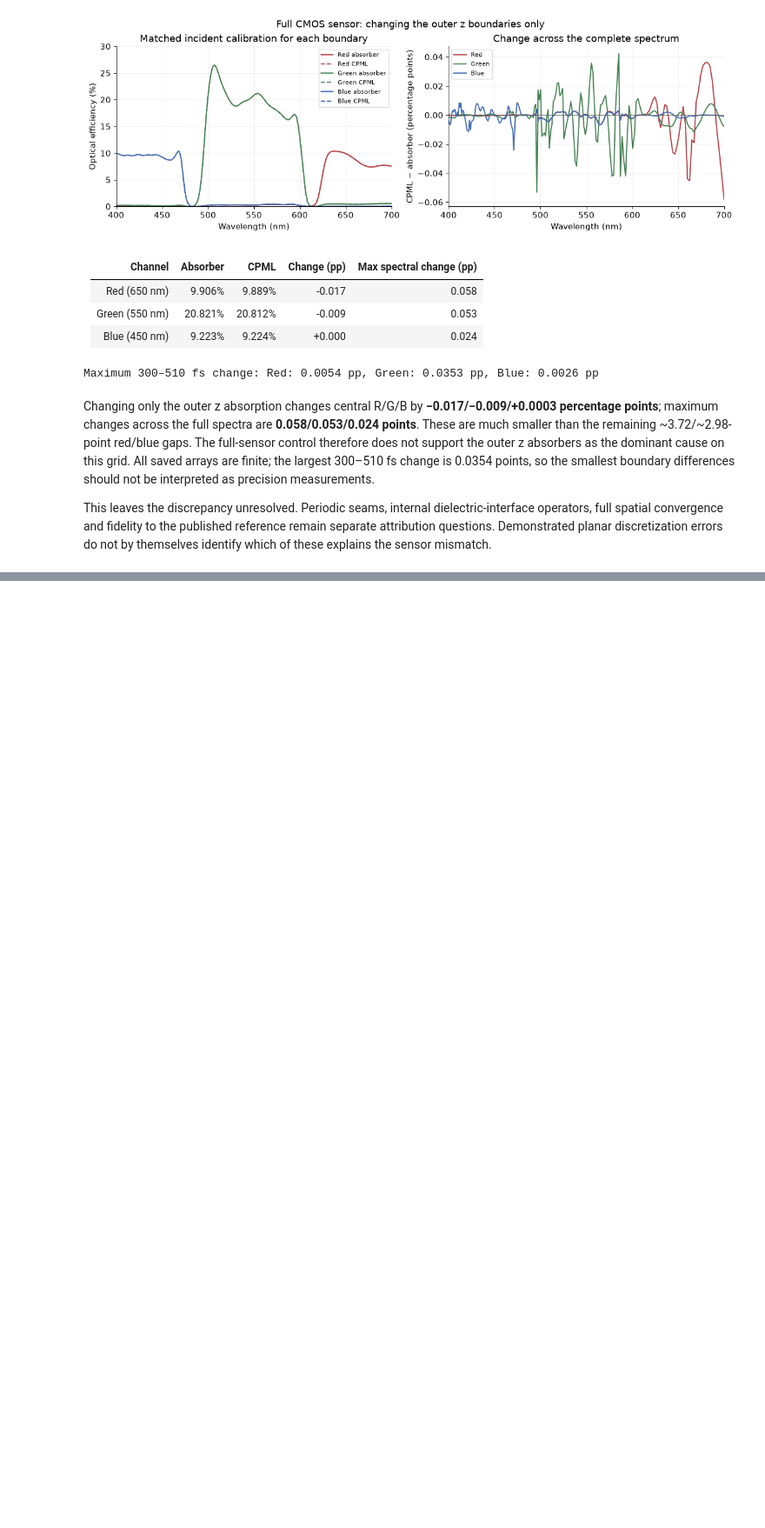
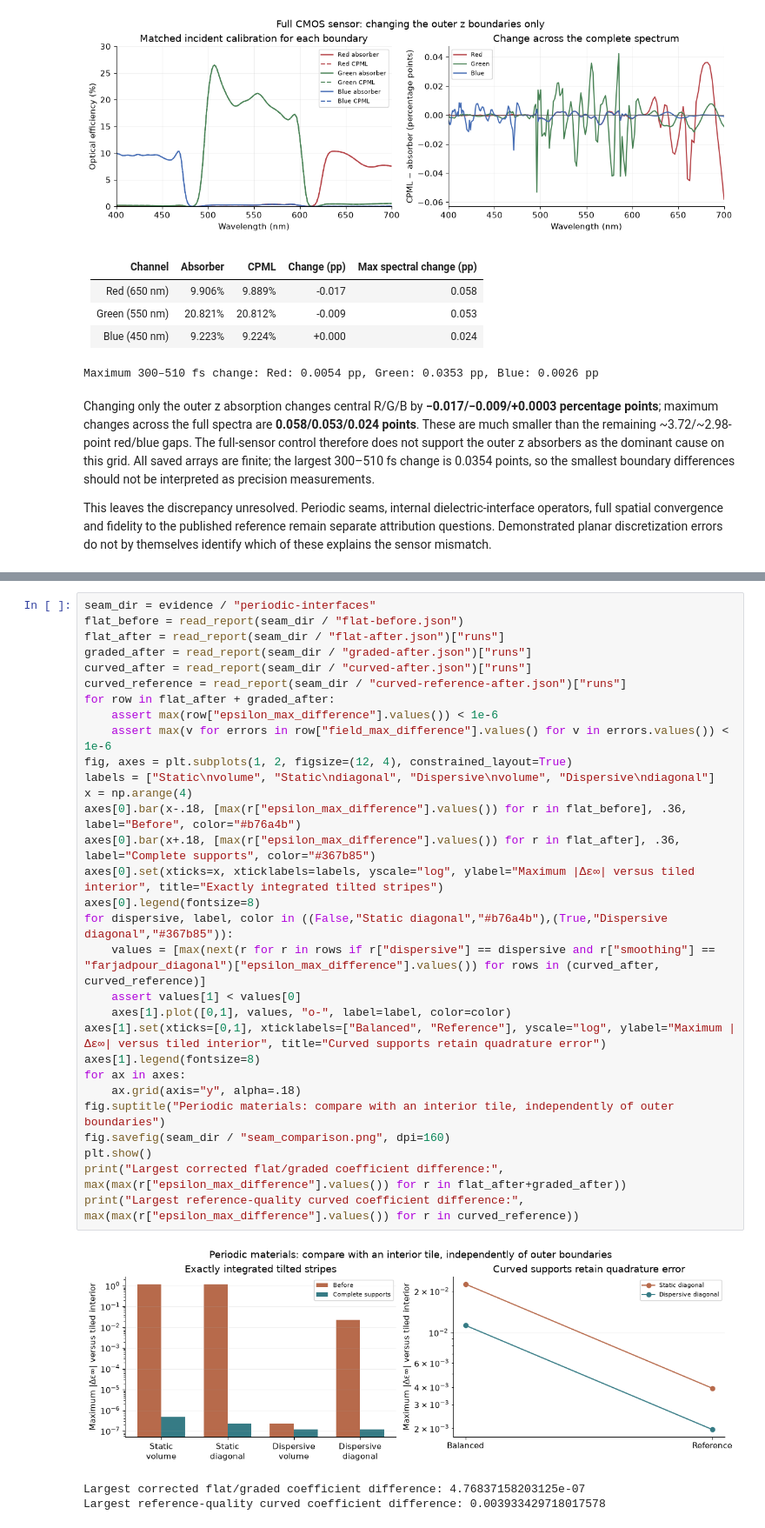
Before and after one commit to cdaunt/beamz, a Jupyter notebook: examples/notebooks/cmos_cause_isolation.ipynb, the cells around one changed output, grey strips where cells are left out. Shown at 87% size. Drawn from its saved outputs; the diff is of its cells as text; blank space fills up the shorter version.

Commit message:
Record independent seam and dielectric controls with CMOS rerun

```diff
--- a/examples/notebooks/cmos_cause_isolation.ipynb
+++ b/examples/notebooks/cmos_cause_isolation.ipynb
@@ -433,0 +442,34 @@ This leaves the discrepancy unresolved. Periodic seams, internal dielectric-inte
+# %%
+seam_dir = evidence / "periodic-interfaces"
+flat_before = read_report(seam_dir / "flat-before.json")
+flat_after = read_report(seam_dir / "flat-after.json")["runs"]
+graded_after = read_report(seam_dir / "graded-after.json")["runs"]
+curved_after = read_report(seam_dir / "curved-after.json")["runs"]
+curved_reference = read_report(seam_dir / "curved-reference-after.json")["runs"]
+for row in flat_after + graded_after:
+    assert max(row["epsilon_max_difference"].values()) < 1e-6
+    assert max(v for errors in row["field_max_difference"].values() for v in errors.values()) < 1e-6
+fig, axes = plt.subplots(1, 2, figsize=(12, 4), constrained_layout=True)
+labels = ["Static\nvolume", "Static\ndiagonal", "Dispersive\nvolume", "Dispersive\ndiagonal"]
+x = np.arange(4)
+axes[0].bar(x-.18, [max(r["epsilon_max_difference"].values()) for r in flat_before], .36, label="Before", color="#b76a4b")
+axes[0].bar(x+.18, [max(r["epsilon_max_difference"].values()) for r in flat_after], .36, label="Complete supports", color="#367b85")
+axes[0].set(xticks=x, xticklabels=labels, yscale="log", ylabel="Maximum |Δε∞| versus tiled interior", title="Exactly integrated tilted stripes")
+axes[0].legend(fontsize=8)
+for dispersive, label, color in ((False,"Static diagonal","#b76a4b"),(True,"Dispersive diagonal","#367b85")):
+    values = [max(next(r for r in rows if r["dispersive"] == dispersive and r["smoothing"] == "farjadpour_diagonal")["epsilon_max_difference"].values()) for rows in (curved_after, curved_reference)]
+    assert values[1] < values[0]
+    axes[1].plot([0,1], values, "o-", label=label, color=color)
+axes[1].set(xticks=[0,1], xticklabels=["Balanced", "Reference"], yscale="log", ylabel="Maximum |Δε∞| versus tiled interior", title="Curved supports retain quadrature error")
+axes[1].legend(fontsize=8)
+for ax in axes:
+    ax.grid(axis="y", alpha=.18)
+fig.suptitle("Periodic materials: compare with an interior tile, independently of outer boundaries")
+fig.savefig(seam_dir / "seam_comparison.png", dpi=160)
+plt.show()
+print("Largest corrected flat/graded coefficient difference:", max(max(r["epsilon_max_difference"].values()) for r in flat_after+graded_after))
+print("Largest reference-quality curved coefficient difference:", max(max(r["epsilon_max_difference"].values()) for r in curved_reference))
+# %% [output]
+[figure, added]
+Largest corrected flat/graded coefficient difference: 4.76837158203125e-07
+Largest reference-quality curved coefficient difference: 0.003933429718017578
```
Also changed, not shown: parts of 7 cells of this notebook, 32 other files.
